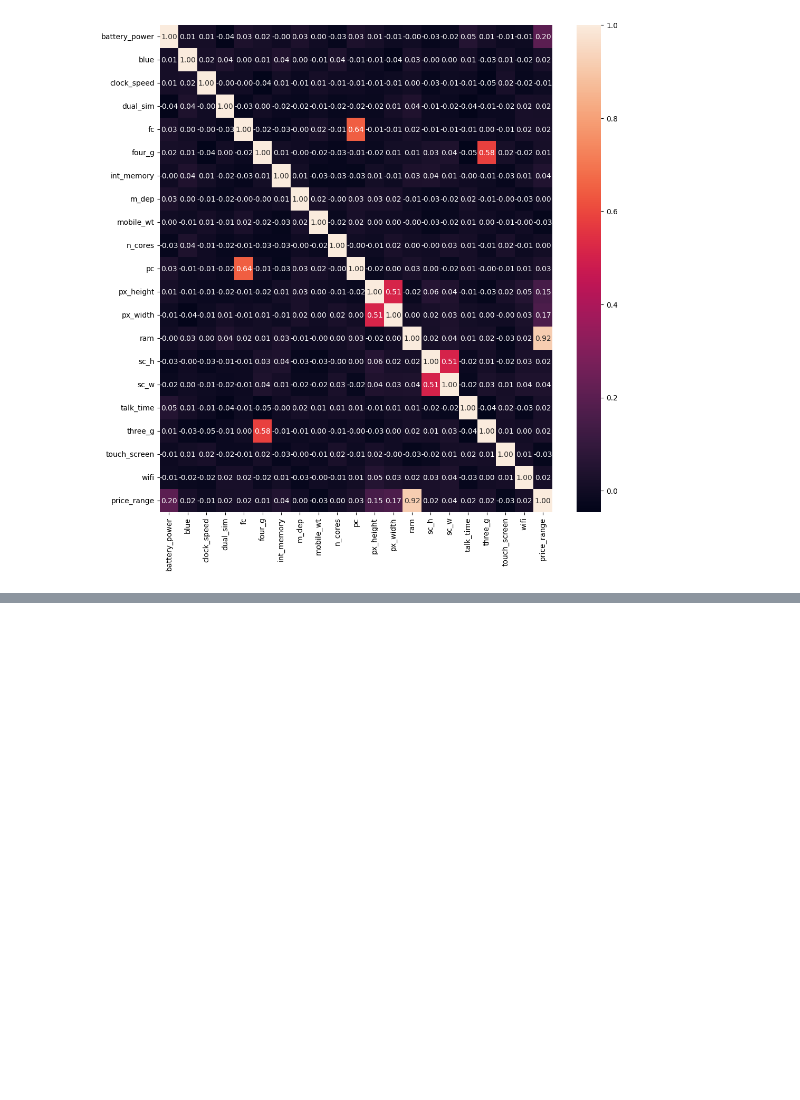
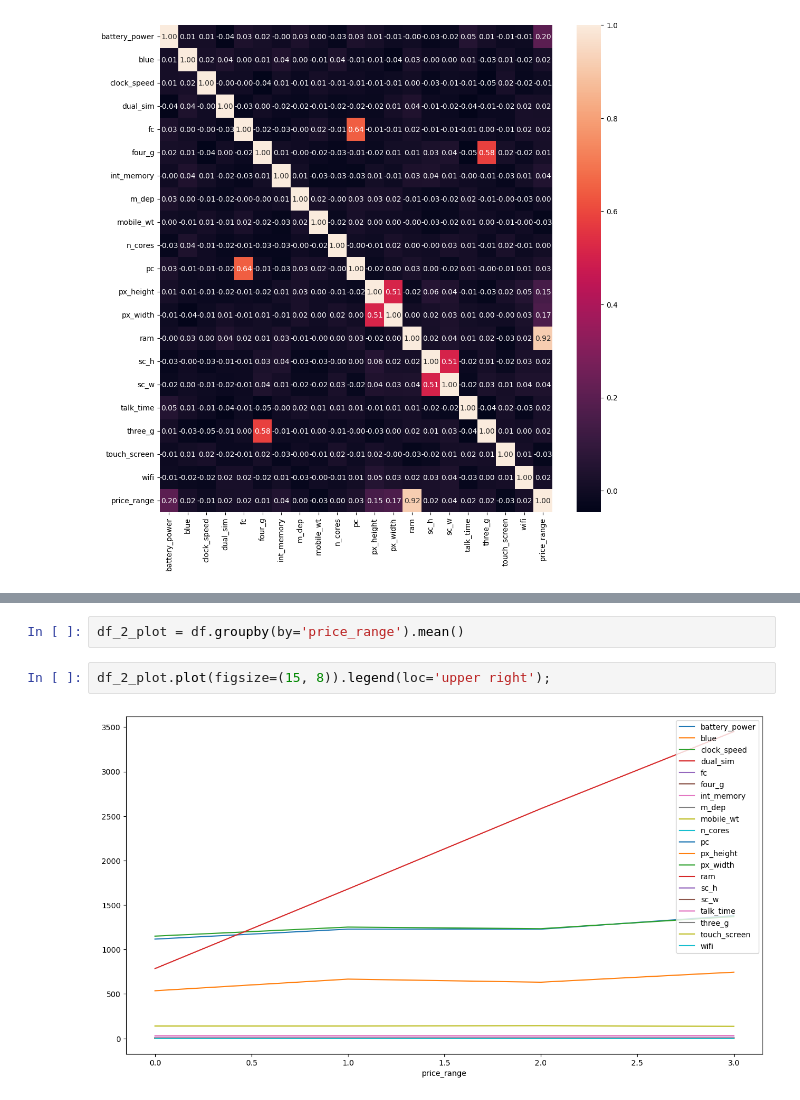
Before and after one commit to Venchislav/AI-Projects, a Jupyter notebook: Machine Learning/Kaggle/MobilePriceCLF/mobile_price_classification.ipynb, the cells around one changed output, grey strips where cells are left out. Drawn from its saved outputs; the diff is of its cells as text; blank space fills up the shorter version.

```diff
--- a/Machine Learning/Kaggle/MobilePriceCLF/mobile_price_classification.ipynb
+++ b/Machine Learning/Kaggle/MobilePriceCLF/mobile_price_classification.ipynb
@@ -121,0 +131,6 @@ Notes: <br>
+# %%
+df_2_plot = df.groupby(by='price_range').mean()
+# %%
+df_2_plot.plot(figsize=(15, 8)).legend(loc='upper right');
+# %% [output]
+[figure, added]
```
Also changed, not shown: parts of 7 cells of this notebook.
